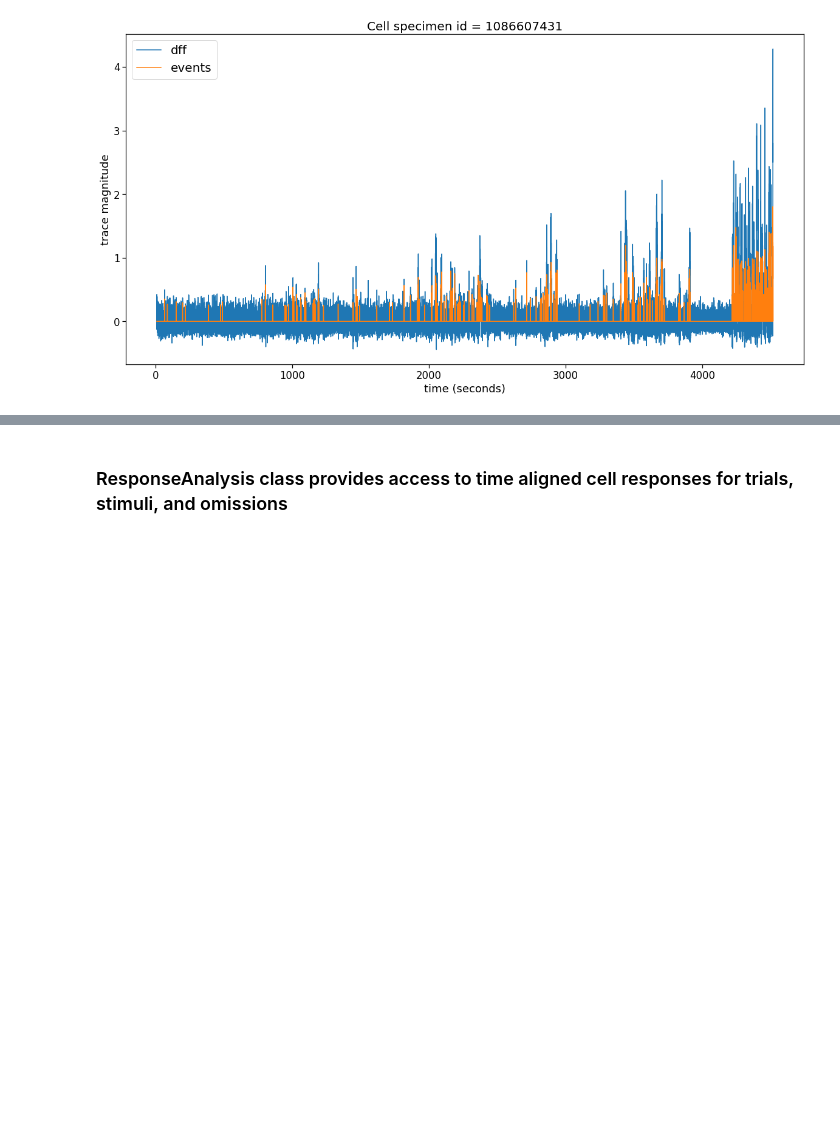
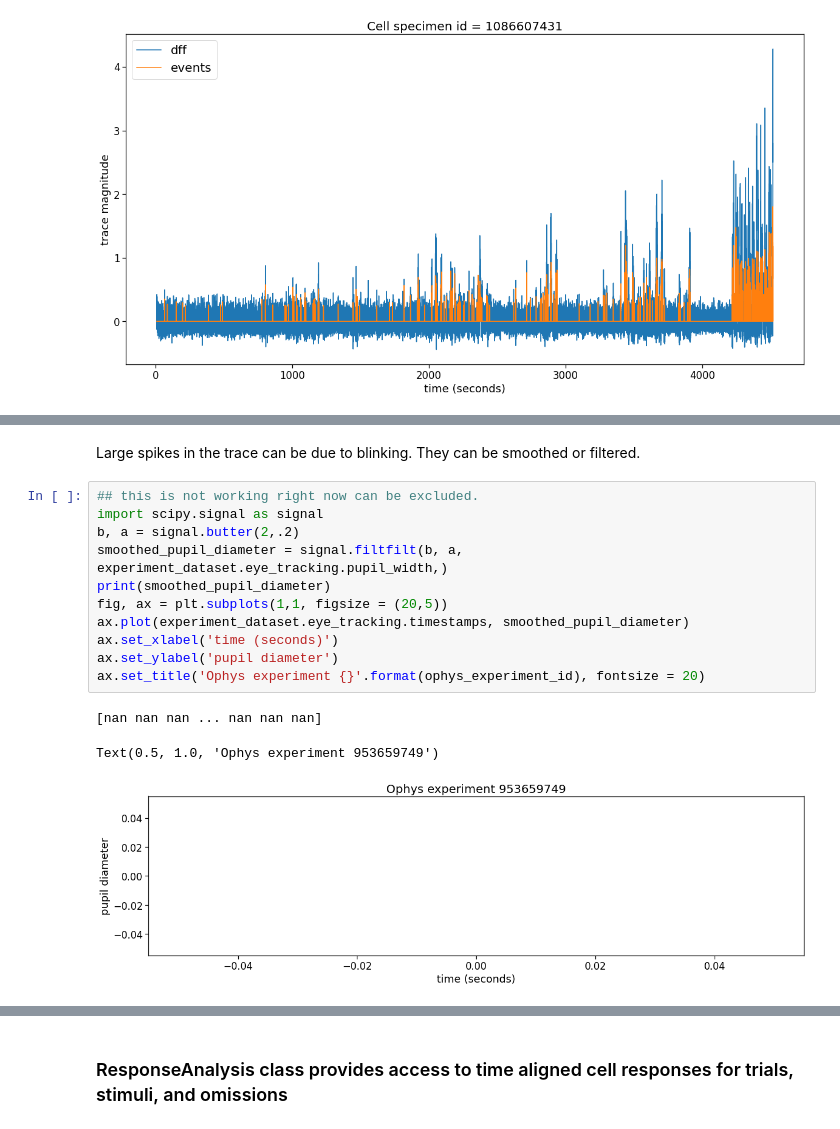
Before and after one commit to AllenInstitute/visual_behavior_analysis, a Jupyter notebook: notebooks/22.03.2021_load_ophys_data_example.ipynb, the cells around one changed output, grey strips where cells are left out. Saved outputs shown, nothing was run; the diff lists cells and outputs as text; blank space fills up the shorter version.

```diff
--- a/notebooks/22.03.2021_load_ophys_data_example.ipynb
+++ b/notebooks/22.03.2021_load_ophys_data_example.ipynb
@@ -206,0 +208,17 @@ Text(0, 0.5, 'pupil diameter')
+# %% [markdown]
+Large spikes in the trace can be due to blinking. They can be smoothed or filtered.
+# %%
+## this is not working right now can be excluded.
+import scipy.signal as signal
+b, a = signal.butter(2,.2)
+smoothed_pupil_diameter = signal.filtfilt(b, a, experiment_dataset.eye_tracking.pupil_width,)
+print(smoothed_pupil_diameter)
+fig, ax = plt.subplots(1,1, figsize = (20,5))
+ax.plot(experiment_dataset.eye_tracking.timestamps, smoothed_pupil_diameter)
+ax.set_xlabel('time (seconds)')
+ax.set_ylabel('pupil diameter')
+ax.set_title('Ophys experiment {}'.format(ophys_experiment_id), fontsize = 20)
+# %% [output]
+[nan nan nan ... nan nan nan]
+Text(0.5, 1.0, 'Ophys experiment 953659749')
+[figure, added]
```
Also changed, not shown: parts of 11 cells of this notebook.
